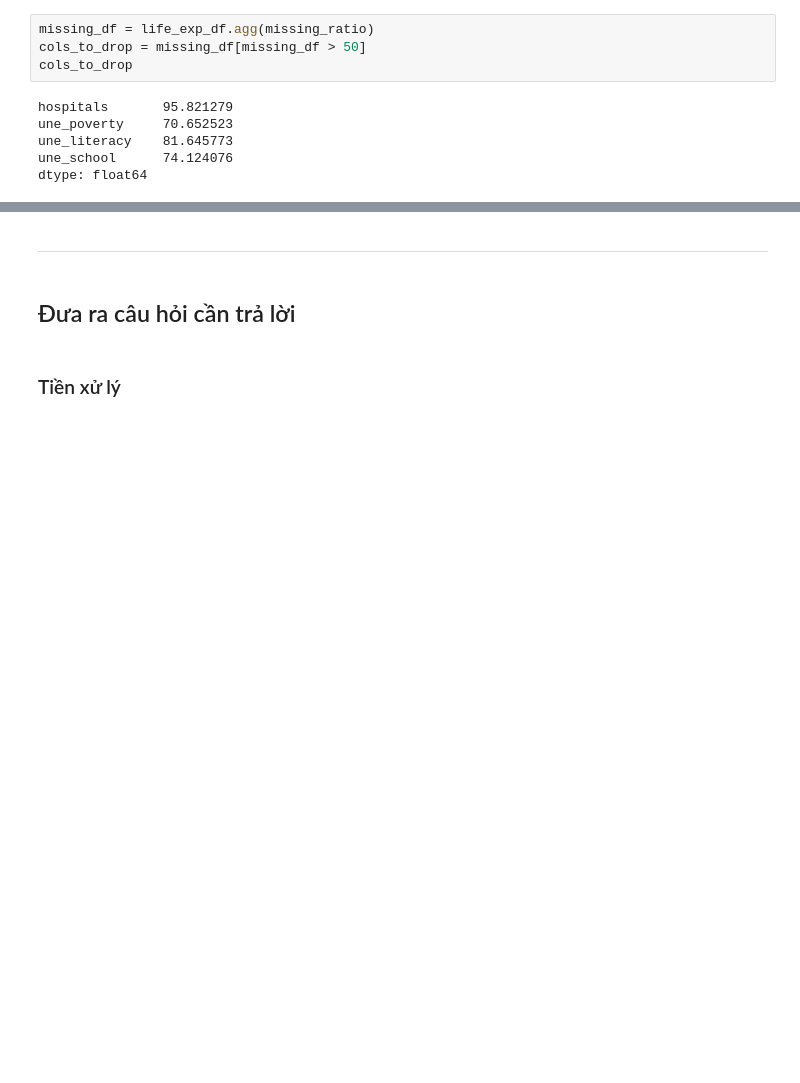
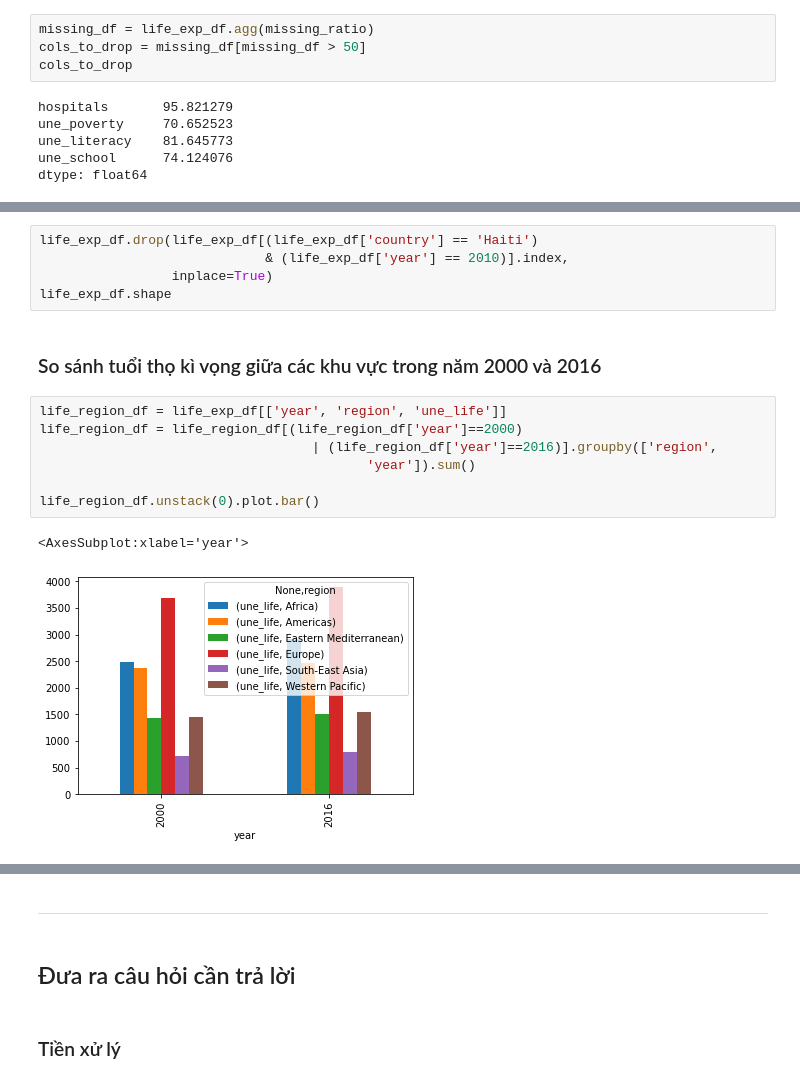
Before and after one commit to tronglocbrvt/FinalProject-P4DS, a Jupyter notebook: 18120197_19120068.ipynb, the cells around one changed output, grey strips where cells are left out. Saved outputs shown, nothing was run; the diff lists cells and outputs as text; blank space fills up the shorter version.

```diff
--- a/18120197_19120068.ipynb
+++ b/18120197_19120068.ipynb
@@ -242,0 +400,17 @@ Sau khi tiền xử lý xóa 4 cột, bộ dữ liệu còn 3111 dòng và 28 c
+# %%
+life_exp_df.drop(life_exp_df[(life_exp_df['country'] == 'Haiti')
+                             & (life_exp_df['year'] == 2010)].index,
+                 inplace=True)
+life_exp_df.shape
+# %% [markdown]
+### So sánh tuổi thọ kì vọng giữa các khu vực trong năm 2000 và 2016 ###
+# %%
+life_region_df = life_exp_df[['year', 'region', 'une_life']]
+life_region_df = life_region_df[(life_region_df['year']==2000)
+                                   | (life_region_df['year']==2016)].groupby(['region',
+                                          'year']).sum()
+
+life_region_df.unstack(0).plot.bar()
+# %% [output]
+<AxesSubplot:xlabel='year'>
+[figure, added]
```
Also changed, not shown: parts of 28 cells of this notebook, 2 other files.
